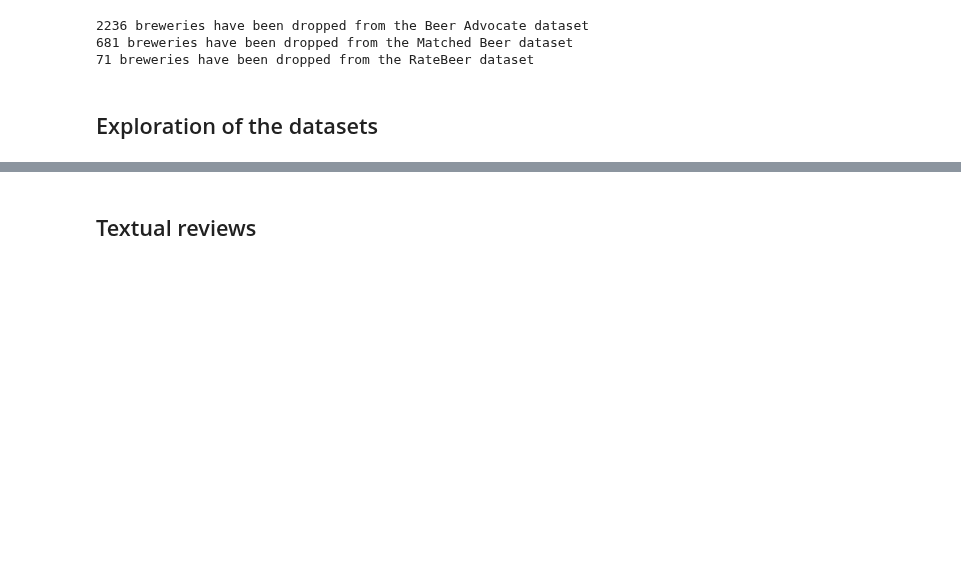
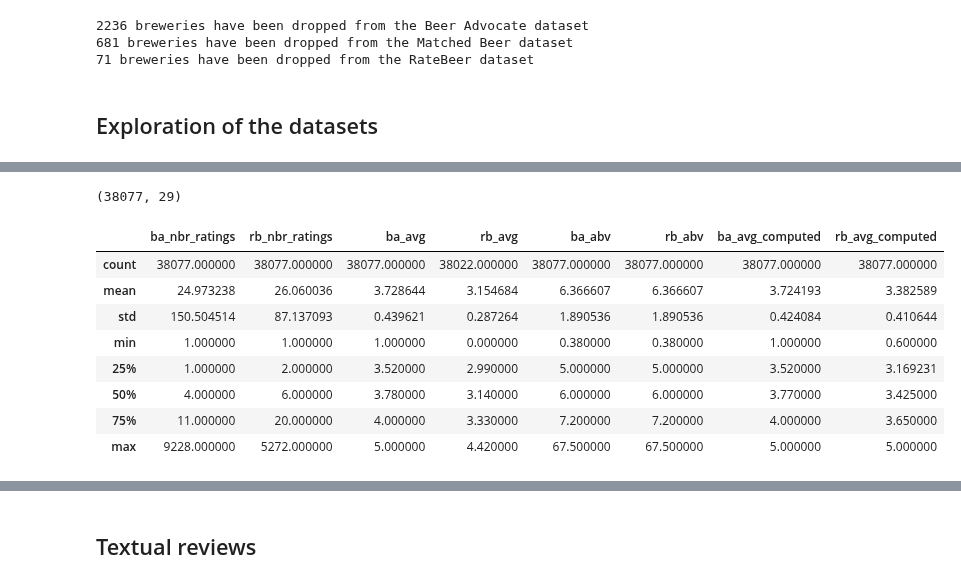
Before and after one commit to epfl-ada/ada-2022-project-hotchocolate, a Jupyter notebook: Notebook.ipynb, the cells around one changed output, grey strips where cells are left out. Saved outputs shown, nothing was run; the diff lists cells and outputs as text; code cells hidden in the pictures; blank space fills up the shorter version.

```diff
--- a/Notebook.ipynb
+++ b/Notebook.ipynb
@@ -300,0 +359,14 @@ print("{} breweries have been dropped from the RateBeer dataset".format((df_rb_b
+# %%
+print(df_md_beer_wrating.shape)
+df_md_beer_wrating[["ba_nbr_ratings","rb_nbr_ratings","ba_avg","rb_avg","ba_abv","rb_abv","ba_avg_computed","rb_avg_computed"]].describe()
+# %% [output]
+(38077, 29)
+|  | ba_nbr_ratings | rb_nbr_ratings | ba_avg | rb_avg | ba_abv | rb_abv | ba_avg_computed | rb_avg_computed |
+| count | 38077.000000 | 38077.000000 | 38077.000000 | 38022.000000 | 38077.000000 | 38077.000000 | 38077.000000 | 38077.000000 |
+| mean | 24.973238 | 26.060036 | 3.728644 | 3.154684 | 6.366607 | 6.366607 | 3.724193 | 3.382589 |
+| std | 150.504514 | 87.137093 | 0.439621 | 0.287264 | 1.890536 | 1.890536 | 0.424084 | 0.410644 |
+| min | 1.000000 | 1.000000 | 1.000000 | 0.000000 | 0.380000 | 0.380000 | 1.000000 | 0.600000 |
+| 25% | 1.000000 | 2.000000 | 3.520000 | 2.990000 | 5.000000 | 5.000000 | 3.520000 | 3.169231 |
+| 50% | 4.000000 | 6.000000 | 3.780000 | 3.140000 | 6.000000 | 6.000000 | 3.770000 | 3.425000 |
+| 75% | 11.000000 | 20.000000 | 4.000000 | 3.330000 | 7.200000 | 7.200000 | 4.000000 | 3.650000 |
+| max | 9228.000000 | 5272.000000 | 5.000000 | 4.420000 | 67.500000 | 67.500000 | 5.000000 | 5.000000 |
```
Also changed, not shown: parts of 24 cells of this notebook.
